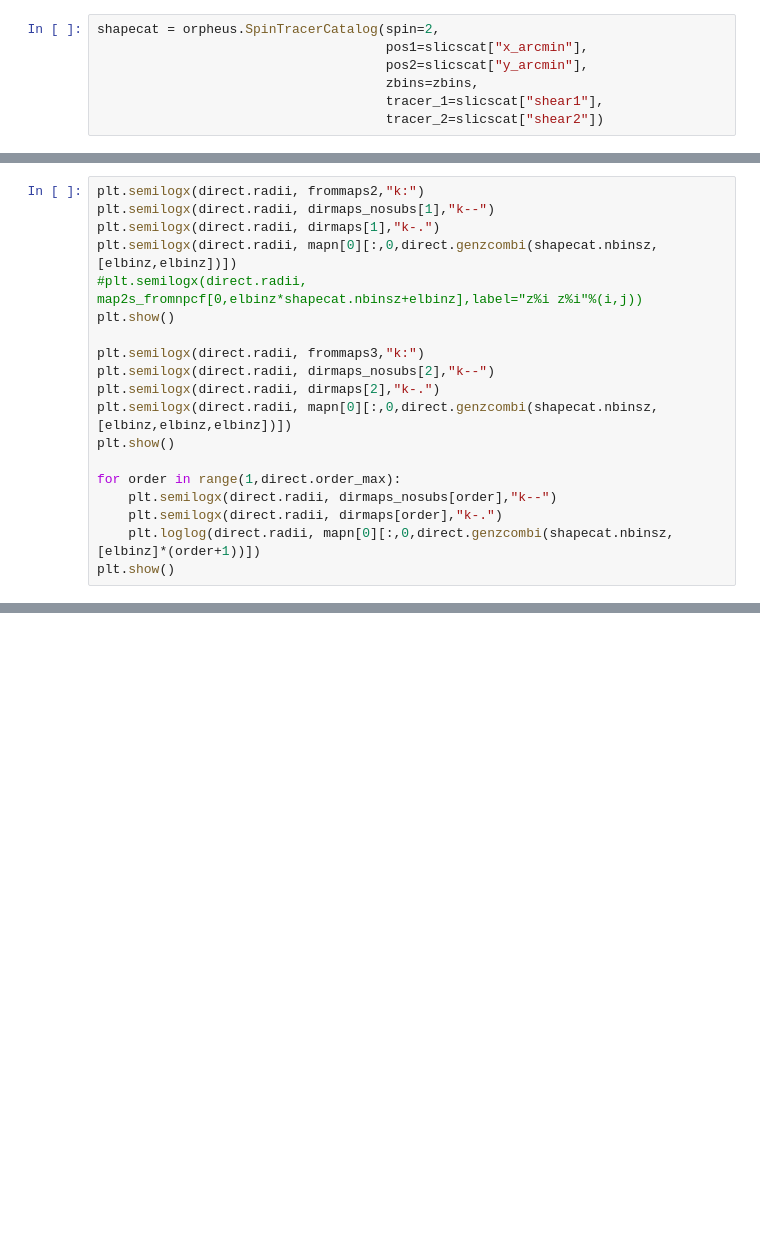
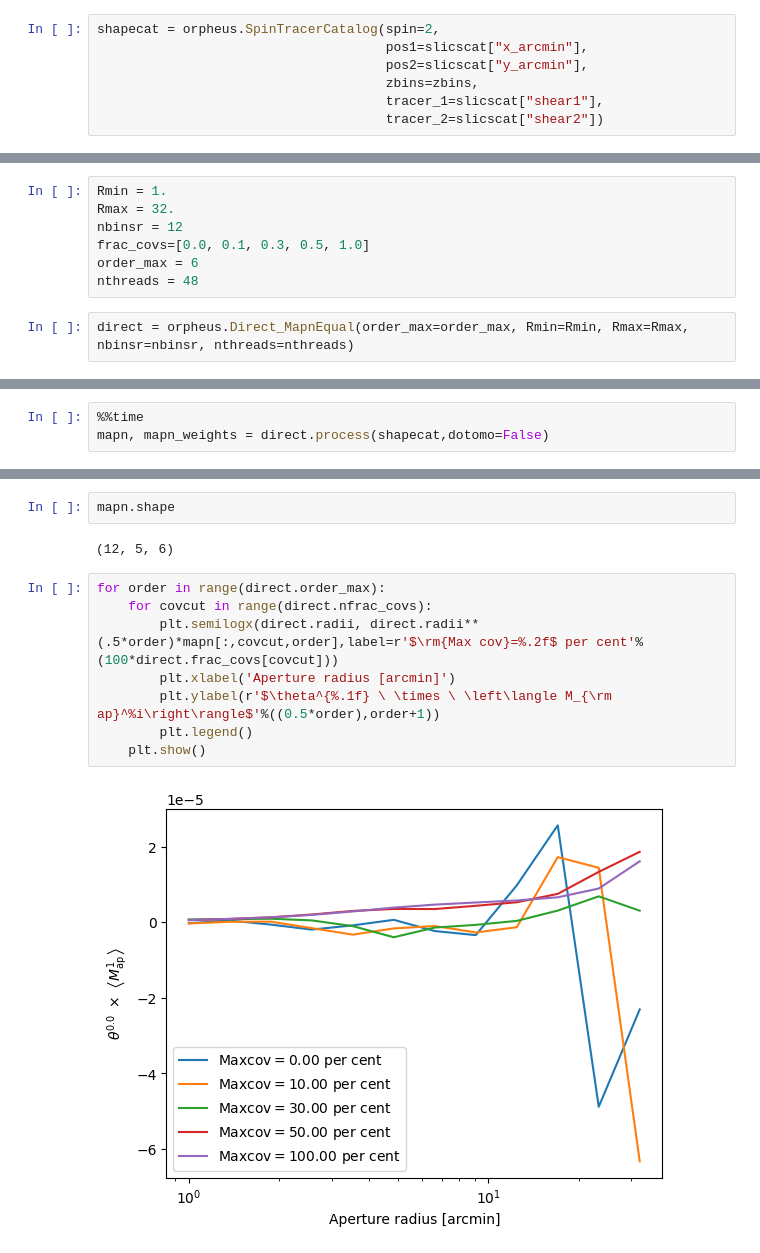
Before and after one commit to lporth93/orpheus, a Jupyter notebook: docs/source/notebooks/DirectEstimator_Equal.ipynb, the cells around one changed output, grey strips where cells are left out. Saved outputs shown, nothing was run; the diff lists cells and outputs as text; blank space fills up the shorter version.

Commit message:
Added different weighting schemes for patch overlap of direct estimator.

```diff
--- a/docs/source/notebooks/DirectEstimator_Equal.ipynb
+++ b/docs/source/notebooks/DirectEstimator_Equal.ipynb
@@ -332,19 +56,0 @@ Wall time: 10.3 s
-# %%
-plt.semilogx(direct.radii, frommaps2,"k:")
-plt.semilogx(direct.radii, dirmaps_nosubs[1],"k--")
-plt.semilogx(direct.radii, dirmaps[1],"k-.")
-plt.semilogx(direct.radii, mapn[0][:,0,direct.genzcombi(shapecat.nbinsz,[elbinz,elbinz])])
-#plt.semilogx(direct.radii, map2s_fromnpcf[0,elbinz*shapecat.nbinsz+elbinz],label="z%i z%i"%(i,j))
-plt.show()
-
-plt.semilogx(direct.radii, frommaps3,"k:")
-plt.semilogx(direct.radii, dirmaps_nosubs[2],"k--")
-plt.semilogx(direct.radii, dirmaps[2],"k-.")
-plt.semilogx(direct.radii, mapn[0][:,0,direct.genzcombi(shapecat.nbinsz,[elbinz,elbinz,elbinz])])
-plt.show()
-
-for order in range(1,direct.order_max):
-    plt.semilogx(direct.radii, dirmaps_nosubs[order],"k--")
-    plt.semilogx(direct.radii, dirmaps[order],"k-.")
-    plt.loglog(direct.radii, mapn[0][:,0,direct.genzcombi(shapecat.nbinsz,[elbinz]*(order+1))])
-plt.show()
@@ -688,0 +90,9 @@ NameError: name 'meanr' is not defined
+# %%
+Rmin = 1.
+Rmax = 32.
+nbinsr = 12
+frac_covs=[0.0, 0.1, 0.3, 0.5, 1.0]
+order_max = 6
+nthreads = 48
+# %%
+direct = orpheus.Direct_MapnEqual(order_max=order_max, Rmin=Rmin, Rmax=Rmax, nbinsr=nbinsr, nthreads=nthreads)
@@ -688,0 +101,3 @@ NameError: name 'meanr' is not defined
+# %%
+%%time
+mapn, mapn_weights = direct.process(shapecat,dotomo=False)
@@ -688,0 +111,14 @@ NameError: name 'meanr' is not defined
+# %%
+mapn.shape
+# %% [output]
+(12, 5, 6)
+# %%
+for order in range(direct.order_max):
+    for covcut in range(direct.nfrac_covs):
+        plt.semilogx(direct.radii, direct.radii**(.5*order)*mapn[:,covcut,order],label=r'$\rm{Max cov}=%.2f$ per cent'%(100*direct.frac_covs[covcut]))
+        plt.xlabel('Aperture radius [arcmin]')
+        plt.ylabel(r'$\theta^{%.1f} \ \times \ \left\langle M_{\rm ap}^%i\right\rangle$'%((0.5*order),order+1))
+        plt.legend()
+    plt.show()
+# %% [output]
+[figure, added]
```
Also changed, not shown: parts of 72 cells of this notebook, 7 other files.
